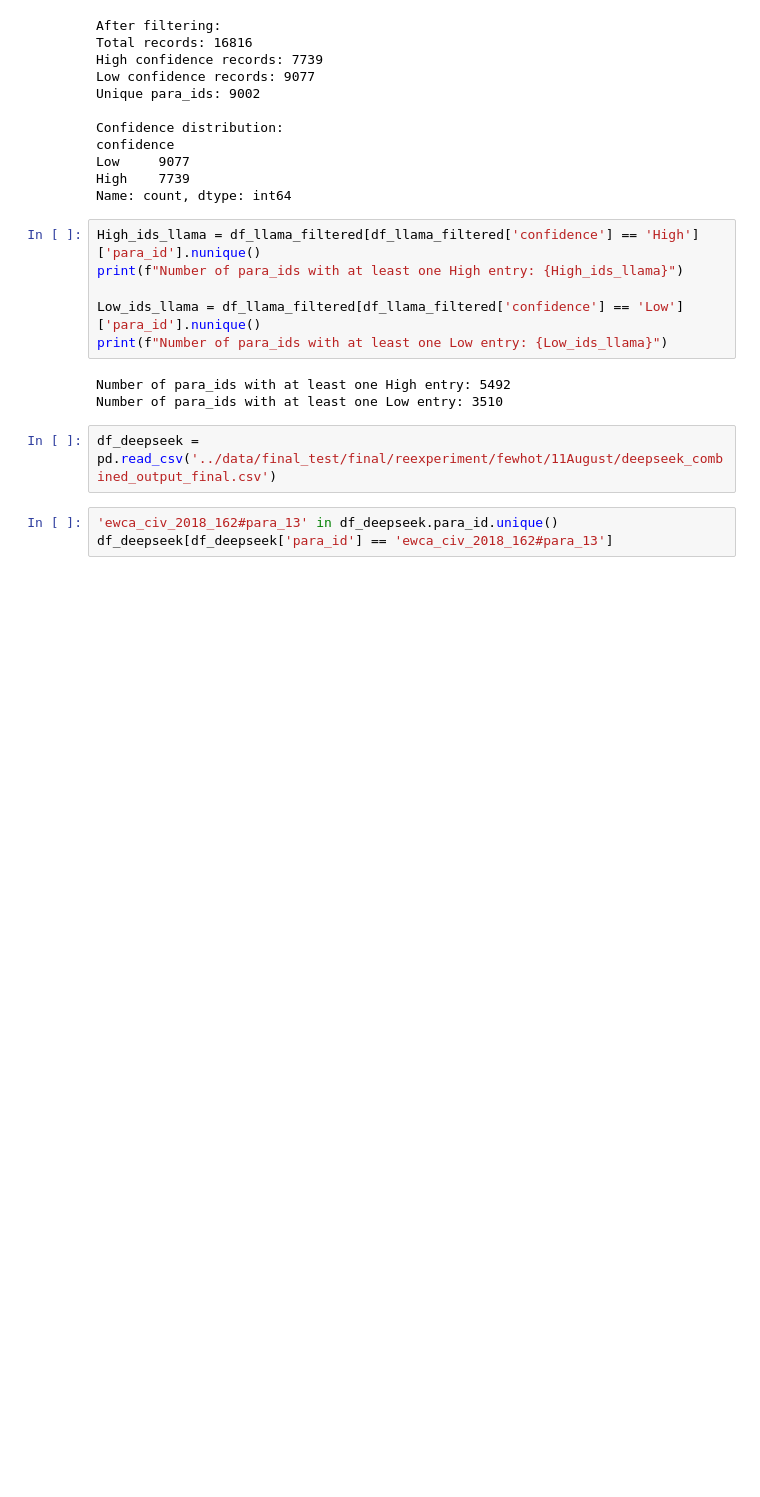
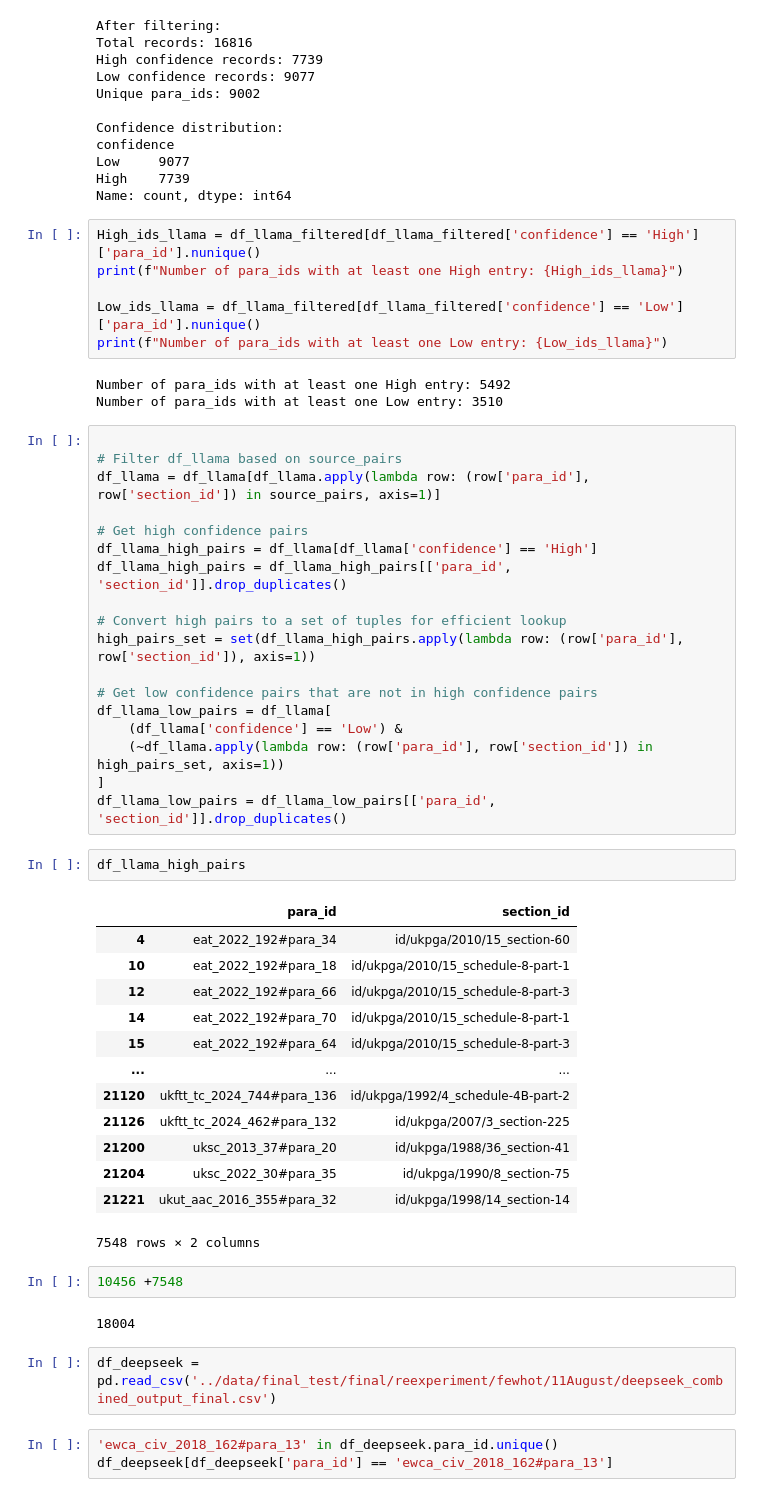
Before and after one commit to SafiaK/BridgingCaseLawAndLegislation, a Jupyter notebook: Final_Experimets/fewshot_extraction_analysis.ipynb, the cells around one changed output. Cells and saved outputs as stored; diff of their text form; blank space fills up the shorter version.

```diff
--- a/Final_Experimets/fewshot_extraction_analysis.ipynb
+++ b/Final_Experimets/fewshot_extraction_analysis.ipynb
@@ -344,6 +395,44 @@ print(f"Number of para_ids with at least one Low entry: {Low_ids_llama}")
 # %% [output]
 Number of para_ids with at least one High entry: 5492
 Number of para_ids with at least one Low entry: 3510
+# %%
+
+# Filter df_llama based on source_pairs
+df_llama = df_llama[df_llama.apply(lambda row: (row['para_id'], row['section_id']) in source_pairs, axis=1)]
+
+# Get high confidence pairs
+df_llama_high_pairs = df_llama[df_llama['confidence'] == 'High']
+df_llama_high_pairs = df_llama_high_pairs[['para_id', 'section_id']].drop_duplicates()
+
+# Convert high pairs to a set of tuples for efficient lookup
+high_pairs_set = set(df_llama_high_pairs.apply(lambda row: (row['para_id'], row['section_id']), axis=1))
+
+# Get low confidence pairs that are not in high confidence pairs
+df_llama_low_pairs = df_llama[
+    (df_llama['confidence'] == 'Low') &
+    (~df_llama.apply(lambda row: (row['para_id'], row['section_id']) in high_pairs_set, axis=1))
+]
+df_llama_low_pairs = df_llama_low_pairs[['para_id', 'section_id']].drop_duplicates()
+# %%
+df_llama_high_pairs
+# %% [output]
+|  | para_id | section_id |
+| 4 | eat_2022_192#para_34 | id/ukpga/2010/15_section-60 |
+| 10 | eat_2022_192#para_18 | id/ukpga/2010/15_schedule-8-part-1 |
+| 12 | eat_2022_192#para_66 | id/ukpga/2010/15_schedule-8-part-3 |
+| 14 | eat_2022_192#para_70 | id/ukpga/2010/15_schedule-8-part-1 |
+| 15 | eat_2022_192#para_64 | id/ukpga/2010/15_schedule-8-part-3 |
+| ... | ... | ... |
+| 21120 | ukftt_tc_2024_744#para_136 | id/ukpga/1992/4_schedule-4B-part-2 |
+| 21126 | ukftt_tc_2024_462#para_132 | id/ukpga/2007/3_section-225 |
+| 21200 | uksc_2013_37#para_20 | id/ukpga/1988/36_section-41 |
+| 21204 | uksc_2022_30#para_35 | id/ukpga/1990/8_section-75 |
+| 21221 | ukut_aac_2016_355#para_32 | id/ukpga/1998/14_section-14 |
+7548 rows × 2 columns
+# %%
+10456 +7548
+# %% [output]
+18004
 # %%
 df_deepseek = pd.read_csv('../data/final_test/final/reexperiment/fewhot/11August/deepseek_combined_output_final.csv')
 # %%
```
Also changed, not shown: parts of 16 cells of this notebook, 9 other files.
